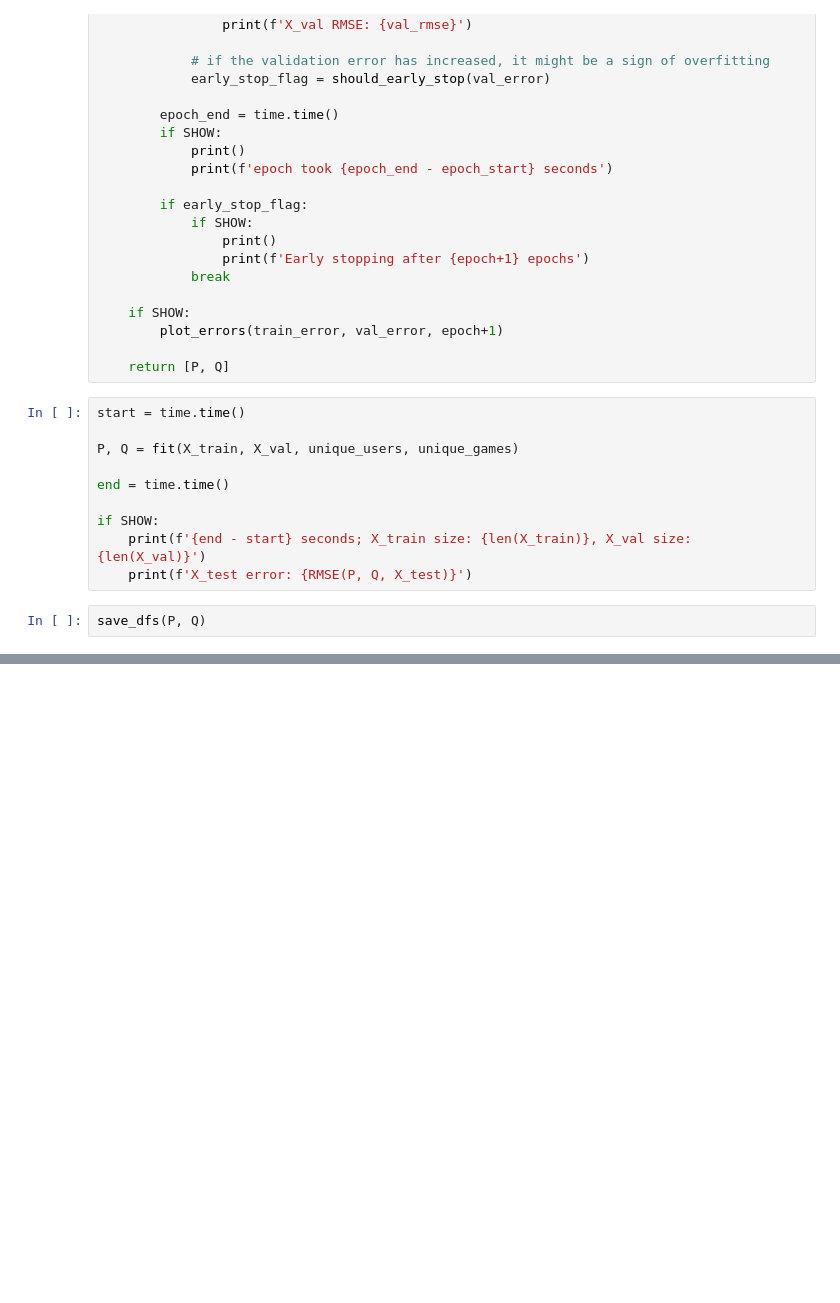
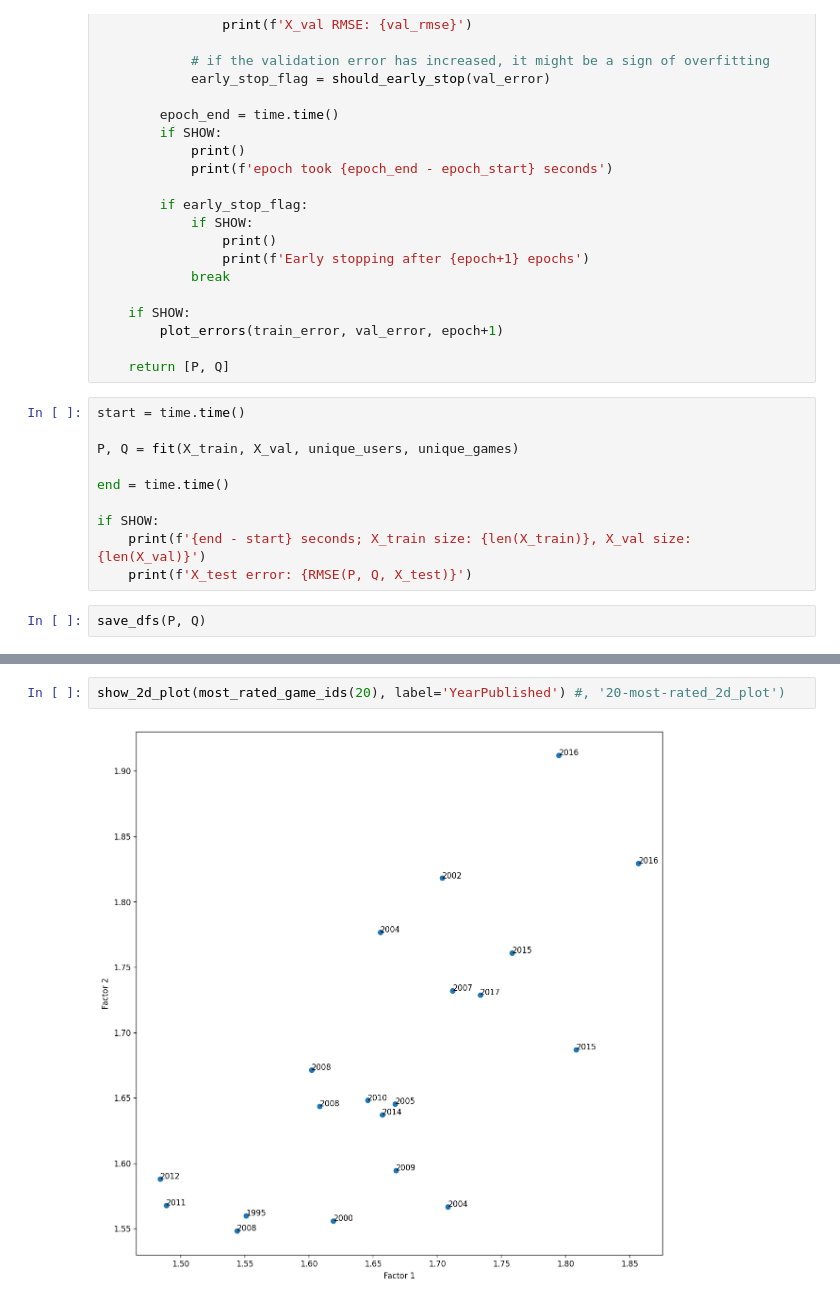
Before and after one commit to petr7555/pv254-board-games-recommender, a Jupyter notebook: server/playground/michal_salasek/latent_factors.ipynb, the cells around one changed output, grey strips where cells are left out. Drawn from its saved outputs; the diff is of its cells as text; blank space fills up the shorter version.

```diff
--- a/server/playground/michal_salasek/latent_factors.ipynb
+++ b/server/playground/michal_salasek/latent_factors.ipynb
@@ -401,0 +710,4 @@ save_dfs(P, Q)
+# %%
+show_2d_plot(most_rated_game_ids(20), label='YearPublished') #, '20-most-rated_2d_plot')
+# %% [output]
+[figure, added]
```
Also changed, not shown: parts of 56 cells of this notebook.
